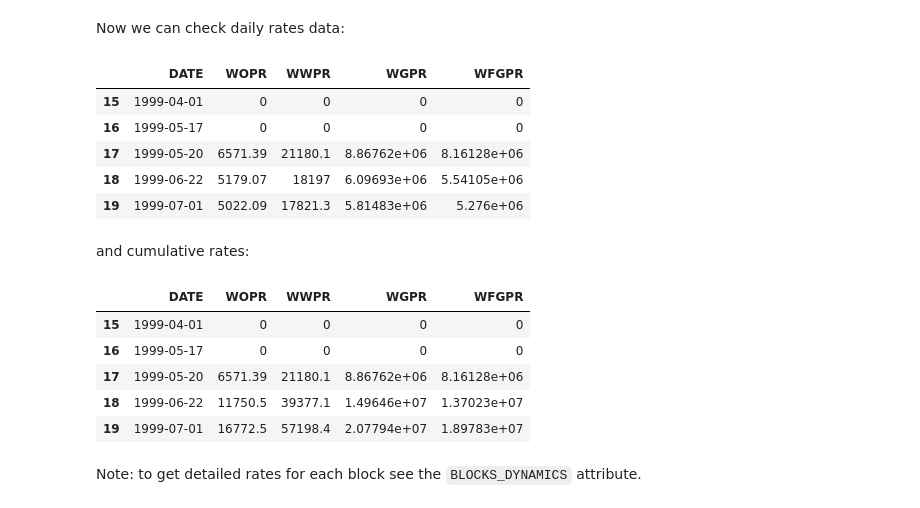
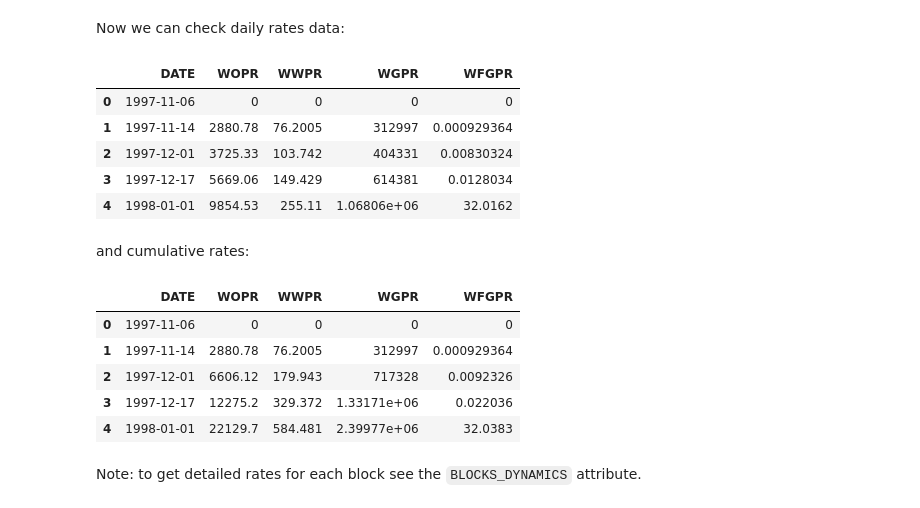
Before and after one commit to Skoltech-CHR/DeepField, a Jupyter notebook: tutorials/06.Rates_calculation.ipynb, the cells around one changed output. Saved outputs shown, nothing was run; the diff lists cells and outputs as text; code cells hidden in the pictures.

```diff
--- a/tutorials/06.Rates_calculation.ipynb
+++ b/tutorials/06.Rates_calculation.ipynb
@@ -56,25 +56,25 @@ Processed 36 out of 36 wells
 # %% [markdown]
 Now we can check daily rates data:
 # %%
-model.wells.total_rates.iloc[15:20]
+model.wells.total_rates.head()
 # %% [output]
 |  | DATE | WOPR | WWPR | WGPR | WFGPR |
-| 15 | 1999-04-01 | 0 | 0 | 0 | 0 |
-| 16 | 1999-05-17 | 0 | 0 | 0 | 0 |
-| 17 | 1999-05-20 | 6571.39 | 21180.1 | 8.86762e+06 | 8.16128e+06 |
-| 18 | 1999-06-22 | 5179.07 | 18197 | 6.09693e+06 | 5.54105e+06 |
-| 19 | 1999-07-01 | 5022.09 | 17821.3 | 5.81483e+06 | 5.276e+06 |
+| 0 | 1997-11-06 | 0 | 0 | 0 | 0 |
+| 1 | 1997-11-14 | 2880.78 | 76.2005 | 312997 | 0.000929364 |
+| 2 | 1997-12-01 | 3725.33 | 103.742 | 404331 | 0.00830324 |
+| 3 | 1997-12-17 | 5669.06 | 149.429 | 614381 | 0.0128034 |
+| 4 | 1998-01-01 | 9854.53 | 255.11 | 1.06806e+06 | 32.0162 |
 # %% [markdown]
 and cumulative rates:
 # %%
-model.wells.cum_rates.iloc[15:20]
+model.wells.cum_rates.head()
 # %% [output]
 |  | DATE | WOPR | WWPR | WGPR | WFGPR |
-| 15 | 1999-04-01 | 0 | 0 | 0 | 0 |
-| 16 | 1999-05-17 | 0 | 0 | 0 | 0 |
-| 17 | 1999-05-20 | 6571.39 | 21180.1 | 8.86762e+06 | 8.16128e+06 |
-| 18 | 1999-06-22 | 11750.5 | 39377.1 | 1.49646e+07 | 1.37023e+07 |
-| 19 | 1999-07-01 | 16772.5 | 57198.4 | 2.07794e+07 | 1.89783e+07 |
+| 0 | 1997-11-06 | 0 | 0 | 0 | 0 |
+| 1 | 1997-11-14 | 2880.78 | 76.2005 | 312997 | 0.000929364 |
+| 2 | 1997-12-01 | 6606.12 | 179.943 | 717328 | 0.0092326 |
+| 3 | 1997-12-17 | 12275.2 | 329.372 | 1.33171e+06 | 0.022036 |
+| 4 | 1998-01-01 | 22129.7 | 584.481 | 2.39977e+06 | 32.0383 |
 # %% [markdown]
 Note: to get detailed rates for each block see the `BLOCKS_DYNAMICS` attribute.
 # %% [markdown]
```
Also changed, not shown: parts of 2 cells of this notebook, 26 other files.
